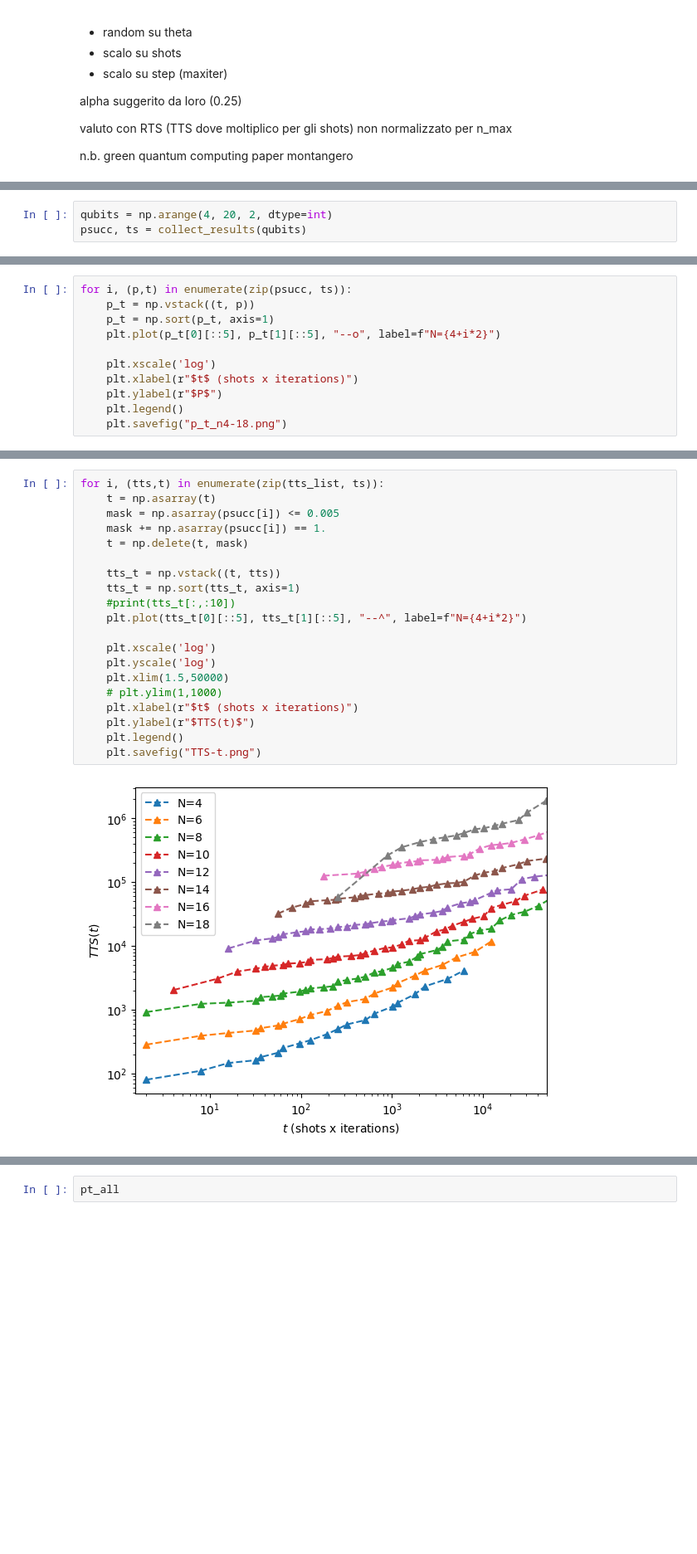
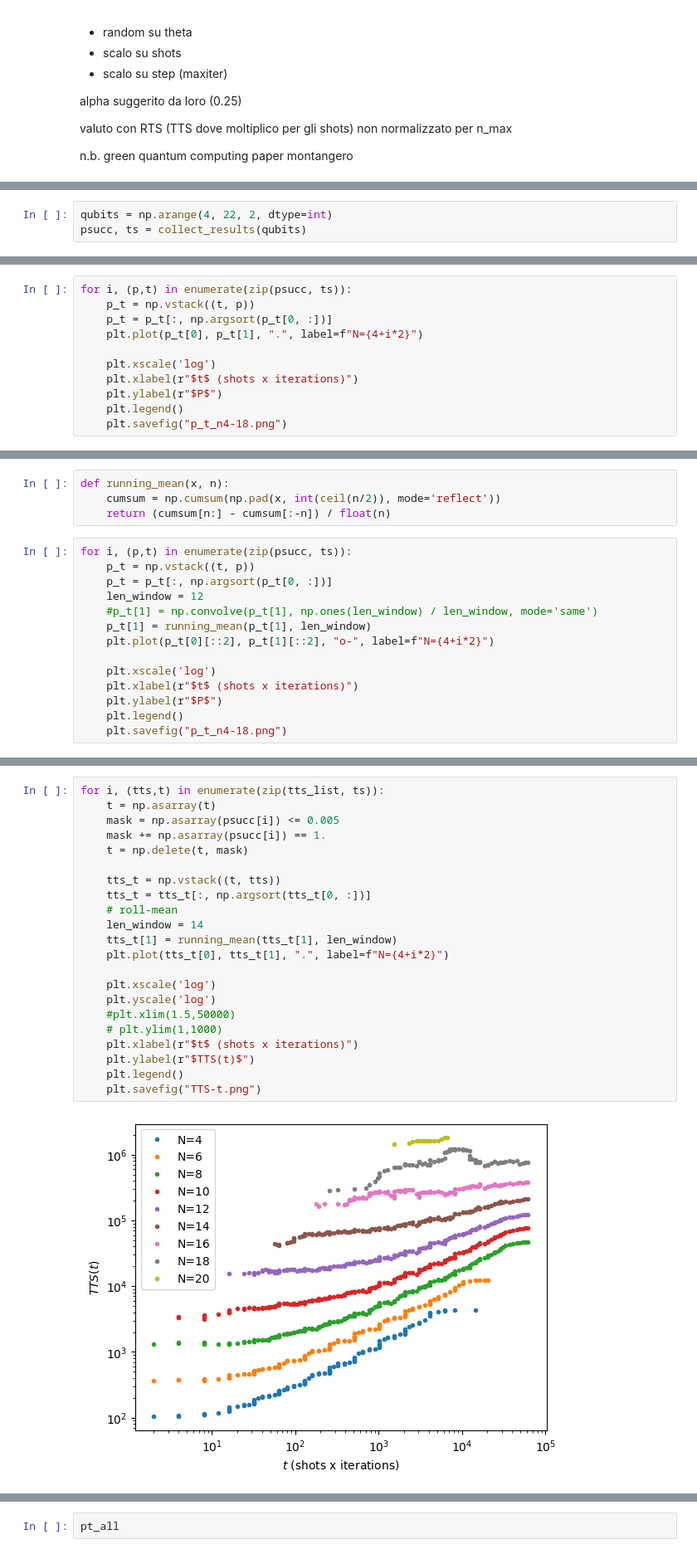
Before and after one commit to gscriva/cvar-opt, a Jupyter notebook: my_vqe.ipynb, the cells around one changed output, grey strips where cells are left out. Shown at 83% size. Saved outputs shown, nothing was run; the diff lists cells and outputs as text; blank space fills up the shorter version.

```diff
--- a/my_vqe.ipynb
+++ b/my_vqe.ipynb
@@ -108,7 +110,7 @@ class NumpyArrayEncoder(JSONEncoder):
             return float(obj)
         return JSONEncoder.default(self, obj)
 # %%
-qubits = np.arange(4, 20, 2, dtype=int)
+qubits = np.arange(4, 22, 2, dtype=int)
 psucc, ts = collect_results(qubits)
 # %% [output]
 directory: results/N4/
@@ -122,8 +125,8 @@ directory: results/N18/
 # %%
 for i, (p,t) in enumerate(zip(psucc, ts)):
     p_t = np.vstack((t, p))
-    p_t = np.sort(p_t, axis=1)
-    plt.plot(p_t[0][::5], p_t[1][::5], "--o", label=f"N={4+i*2}")
+    p_t = p_t[:, np.argsort(p_t[0, :])]
+    plt.plot(p_t[0], p_t[1], ".", label=f"N={4+i*2}")
 
     plt.xscale('log')
     plt.xlabel(r"$t$ (shots x iterations)")
@@ -134,0 +138,18 @@ for i, (p,t) in enumerate(zip(psucc, ts)):
+# %%
+def running_mean(x, n):
+    cumsum = np.cumsum(np.pad(x, int(ceil(n/2)), mode='reflect'))
+    return (cumsum[n:] - cumsum[:-n]) / float(n)
+# %%
+for i, (p,t) in enumerate(zip(psucc, ts)):
+    p_t = np.vstack((t, p))
+    p_t = p_t[:, np.argsort(p_t[0, :])]
+    len_window = 12
+    #p_t[1] = np.convolve(p_t[1], np.ones(len_window) / len_window, mode='same')
+    p_t[1] = running_mean(p_t[1], len_window)
+    plt.plot(p_t[0][::2], p_t[1][::2], "o-", label=f"N={4+i*2}")
+
+    plt.xscale('log')
+    plt.xlabel(r"$t$ (shots x iterations)")
+    plt.ylabel(r"$P$")
+    plt.legend()
+    plt.savefig("p_t_n4-18.png")
@@ -153,22 +176,24 @@ for p,t in zip(psucc, ts):
 # %%
 for i, (tts,t) in enumerate(zip(tts_list, ts)):
     t = np.asarray(t)
     mask = np.asarray(psucc[i]) <= 0.005
     mask += np.asarray(psucc[i]) == 1.
     t = np.delete(t, mask)
 
     tts_t = np.vstack((t, tts))
-    tts_t = np.sort(tts_t, axis=1)
-    #print(tts_t[:,:10])
-    plt.plot(tts_t[0][::5], tts_t[1][::5], "--^", label=f"N={4+i*2}")
+    tts_t = tts_t[:, np.argsort(tts_t[0, :])]
+    # roll-mean
+    len_window = 14
+    tts_t[1] = running_mean(tts_t[1], len_window)
+    plt.plot(tts_t[0], tts_t[1], ".", label=f"N={4+i*2}")
 
     plt.xscale('log')
     plt.yscale('log')
-    plt.xlim(1.5,50000)
+    #plt.xlim(1.5,50000)
     # plt.ylim(1,1000)
     plt.xlabel(r"$t$ (shots x iterations)")
     plt.ylabel(r"$TTS(t)$")
     plt.legend()
     plt.savefig("TTS-t.png")
 # %% [output]
-[figure, old version]
+[figure, new version]
```
Also changed, not shown: parts of 7 cells of this notebook.
